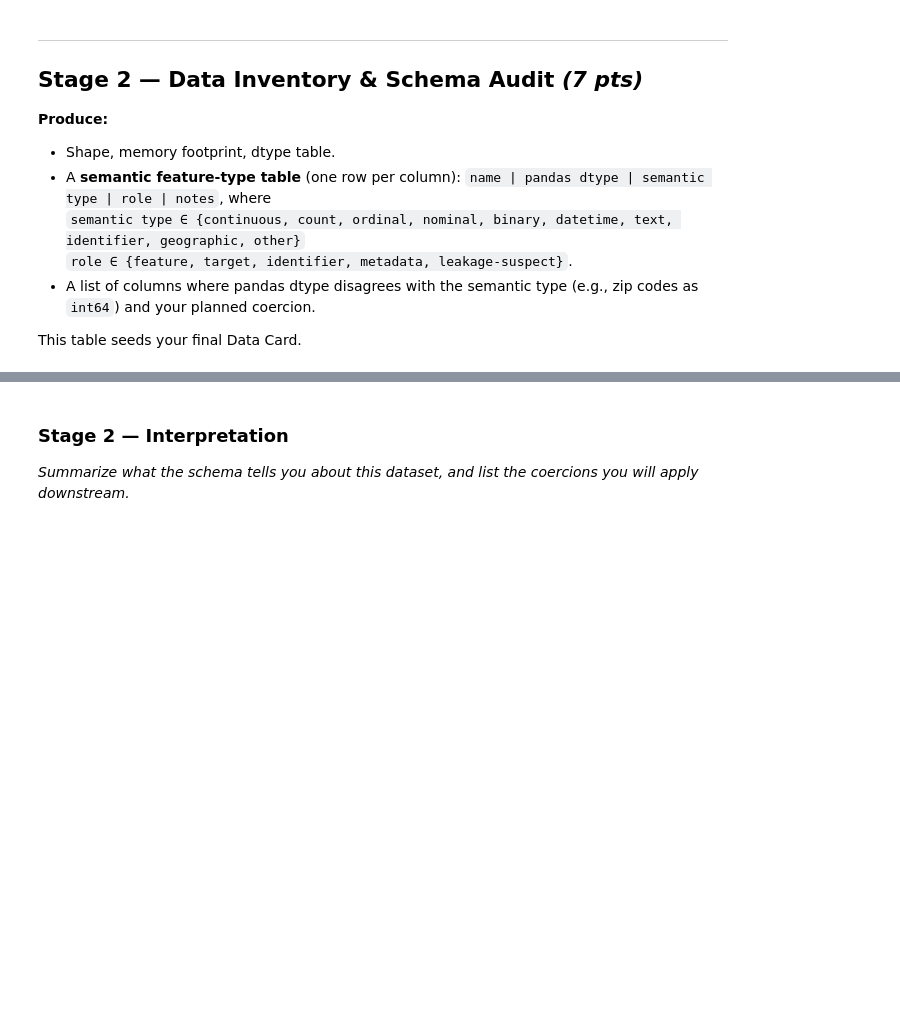
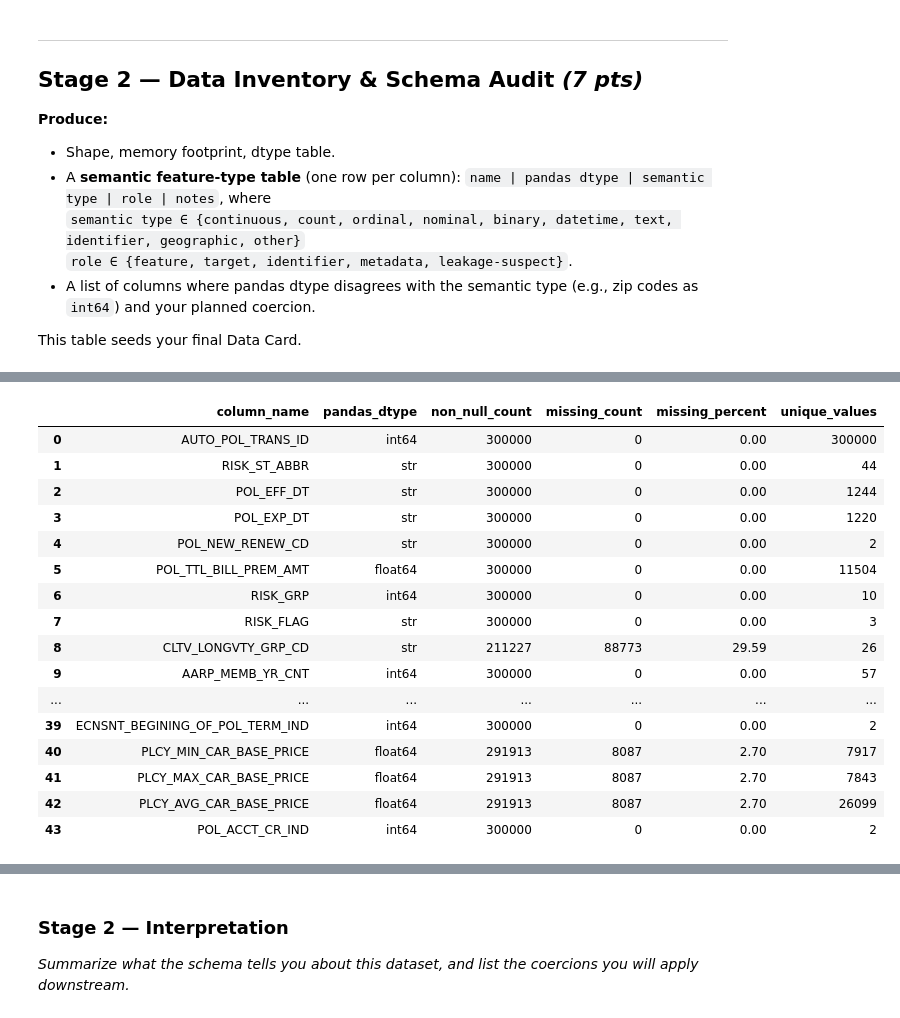
Before and after one commit to mustafaiz-msds/GRAD_5800, a Jupyter notebook: capstone_eda_starter_notebook.ipynb, the cells around one changed output, grey strips where cells are left out. Cells and saved outputs as stored; diff of their text form; code cells hidden in the pictures; blank space fills up the shorter version.

```diff
--- a/capstone_eda_starter_notebook.ipynb
+++ b/capstone_eda_starter_notebook.ipynb
@@ -141,0 +157,30 @@ This table seeds your final Data Card.
+# %%
+# Semantic feature-type table (one row per column)
+feature_table = pd.DataFrame({
+    "column_name": df.columns,
+    "pandas_dtype": df.dtypes.astype(str).values,
+    "non_null_count": df.notna().sum().values,
+    "missing_count": df.isna().sum().values,
+    "missing_percent": (df.isna().mean() * 100).round(2).values,
+    "unique_values": df.nunique(dropna=True).values
+})
+
+feature_table
+# %% [output]
+|  | column_name | pandas_dtype | non_null_count | missing_count | missing_percent | unique_values |
+| 0 | AUTO_POL_TRANS_ID | int64 | 300000 | 0 | 0.00 | 300000 |
+| 1 | RISK_ST_ABBR | str | 300000 | 0 | 0.00 | 44 |
+| 2 | POL_EFF_DT | str | 300000 | 0 | 0.00 | 1244 |
+| 3 | POL_EXP_DT | str | 300000 | 0 | 0.00 | 1220 |
+| 4 | POL_NEW_RENEW_CD | str | 300000 | 0 | 0.00 | 2 |
+| 5 | POL_TTL_BILL_PREM_AMT | float64 | 300000 | 0 | 0.00 | 11504 |
+| 6 | RISK_GRP | int64 | 300000 | 0 | 0.00 | 10 |
+| 7 | RISK_FLAG | str | 300000 | 0 | 0.00 | 3 |
+| 8 | CLTV_LONGVTY_GRP_CD | str | 211227 | 88773 | 29.59 | 26 |
+| 9 | AARP_MEMB_YR_CNT | int64 | 300000 | 0 | 0.00 | 57 |
+| ... | ... | ... | ... | ... | ... | ... |
+| 39 | ECNSNT_BEGINING_OF_POL_TERM_IND | int64 | 300000 | 0 | 0.00 | 2 |
+| 40 | PLCY_MIN_CAR_BASE_PRICE | float64 | 291913 | 8087 | 2.70 | 7917 |
+| 41 | PLCY_MAX_CAR_BASE_PRICE | float64 | 291913 | 8087 | 2.70 | 7843 |
+| 42 | PLCY_AVG_CAR_BASE_PRICE | float64 | 291913 | 8087 | 2.70 | 26099 |
+| 43 | POL_ACCT_CR_IND | int64 | 300000 | 0 | 0.00 | 2 |
```
Also changed, not shown: parts of 7 cells of this notebook.
